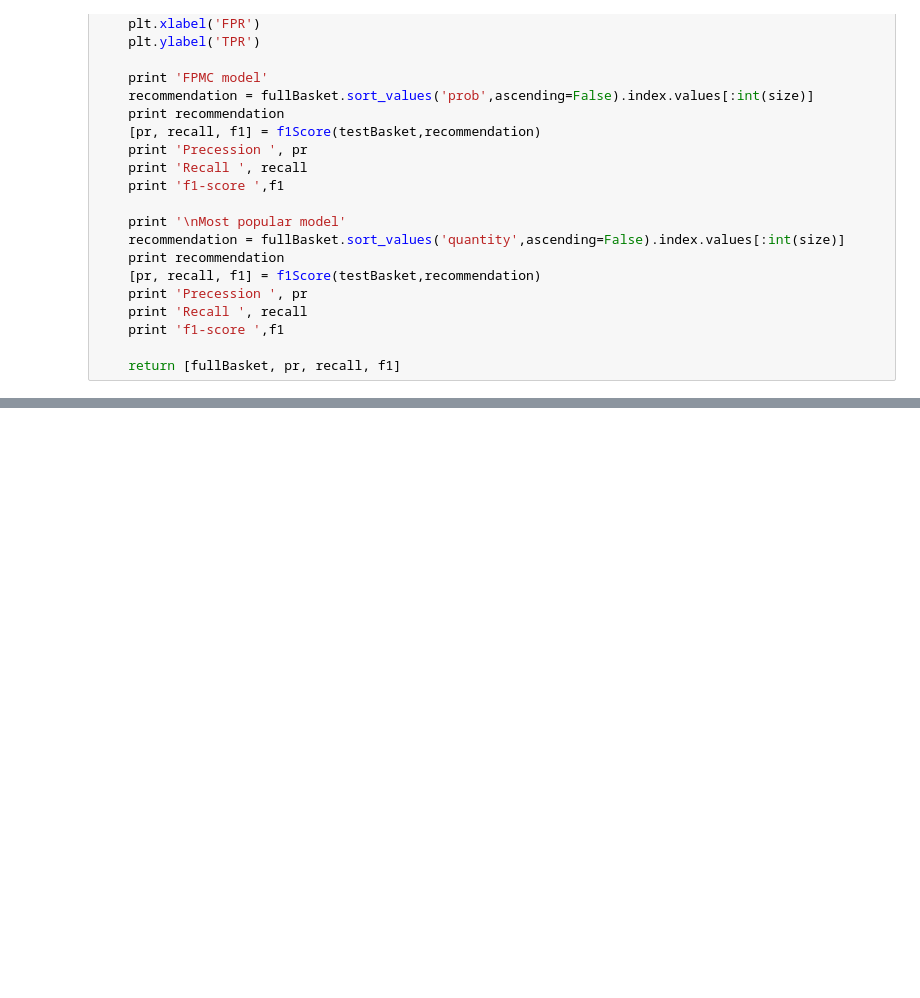
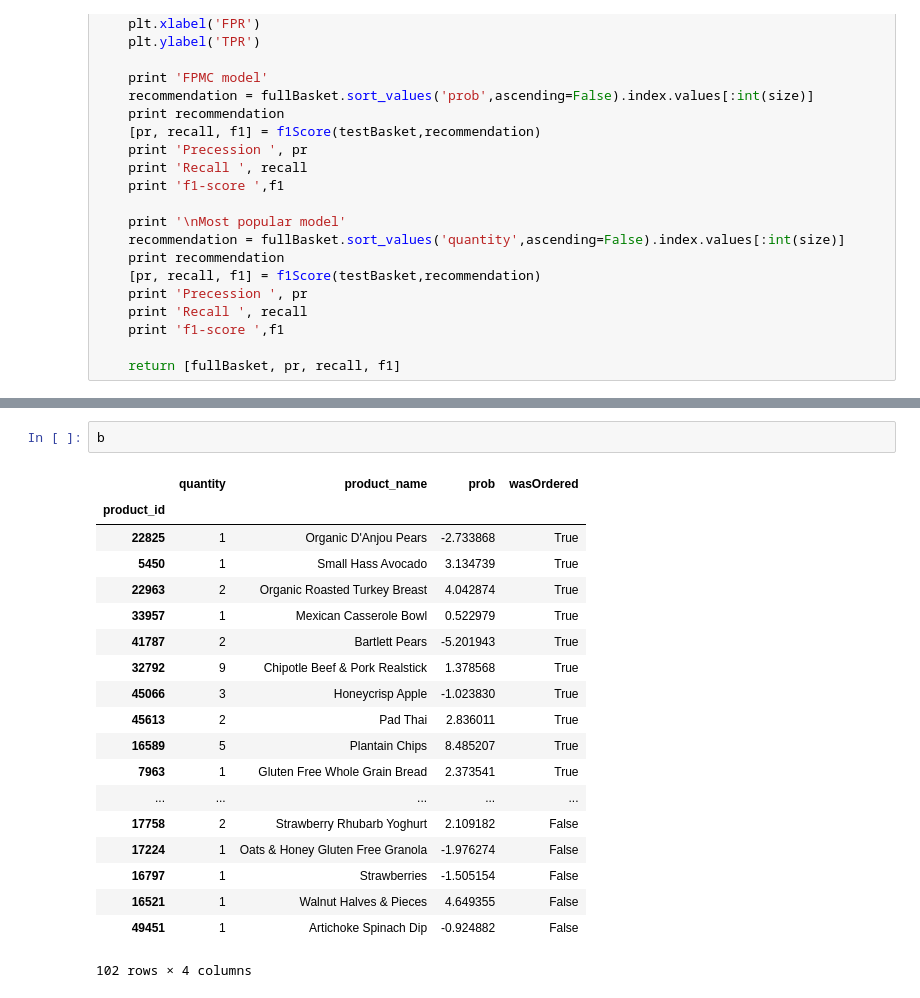
Before and after one commit to PhySci/instacart, a Jupyter notebook: FPMC/test FPMC.ipynb, the cells around one changed output, grey strips where cells are left out. Saved outputs shown, nothing was run; the diff lists cells and outputs as text; blank space fills up the shorter version.

```diff
--- a/FPMC/test FPMC.ipynb
+++ b/FPMC/test FPMC.ipynb
@@ -693,2 +304,24 @@ f1-score  0.133333333333
+# %%
+b
+# %% [output]
+|  | quantity | product_name | prob | wasOrdered |
+| product_id |  |  |  |  |
+| 22825 | 1 | Organic D'Anjou Pears | -2.733868 | True |
+| 5450 | 1 | Small Hass Avocado | 3.134739 | True |
+| 22963 | 2 | Organic Roasted Turkey Breast | 4.042874 | True |
+| 33957 | 1 | Mexican Casserole Bowl | 0.522979 | True |
+| 41787 | 2 | Bartlett Pears | -5.201943 | True |
+| 32792 | 9 | Chipotle Beef & Pork Realstick | 1.378568 | True |
+| 45066 | 3 | Honeycrisp Apple | -1.023830 | True |
+| 45613 | 2 | Pad Thai | 2.836011 | True |
+| 16589 | 5 | Plantain Chips | 8.485207 | True |
+| 7963 | 1 | Gluten Free Whole Grain Bread | 2.373541 | True |
+| ... | ... | ... | ... | ... |
+| 17758 | 2 | Strawberry Rhubarb Yoghurt | 2.109182 | False |
+| 17224 | 1 | Oats & Honey Gluten Free Granola | -1.976274 | False |
+| 16797 | 1 | Strawberries | -1.505154 | False |
+| 16521 | 1 | Walnut Halves & Pieces | 4.649355 | False |
+| 49451 | 1 | Artichoke Spinach Dip | -0.924882 | False |
+102 rows × 4 columns
 # %%
 obj.load(fName)
```
Also changed, not shown: parts of 41 cells of this notebook, 2 other files.
